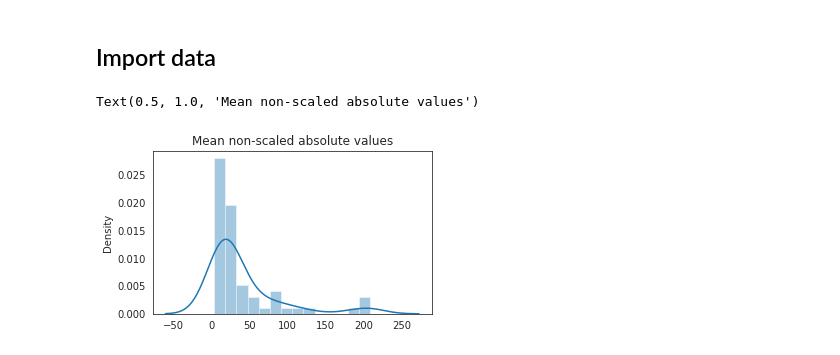
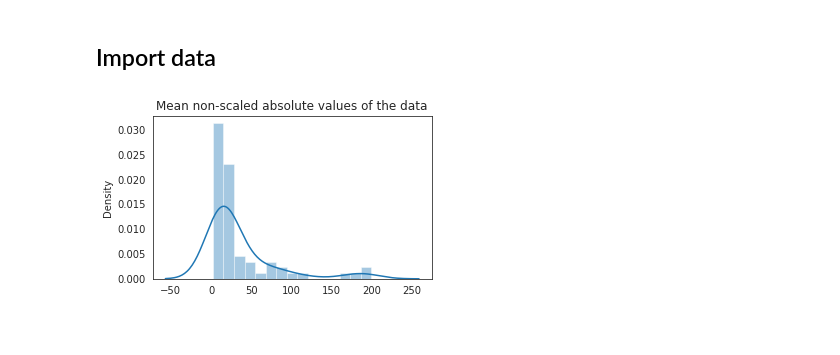
Before and after one commit to onion-42/cGVHD_T_cell_populations_BioHackathon_2023, a Jupyter notebook: NMF_clustering.ipynb, the cells around one changed output. Cells and saved outputs as stored; diff of their text form; code cells hidden in the pictures.

```diff
--- a/NMF_clustering.ipynb
+++ b/NMF_clustering.ipynb
@@ -19,49 +23,21 @@ ModuleNotFoundError: No module named 'portraits'
 ## Import data
 # %%
 fc = pd.read_csv('/uftp/users/ashchetsova/hackathon/data_90_day.tsv', index_col=0,sep='\t')
-
-to_drop = ['Th22 EM maturity and None expression', # high variability or potentially below lod
- 'Th17.1 NV maturity and None expression',
- 'Th22 CM maturity and None expression',
- 'Th17 TE maturity and None expression',
- 'Th1 EM maturity and None expression',
- 'Th17.1 CM maturity and None expression',
- 'CD8+ EMTM maturity and PD-1-TIGIT- expression',
- 'Th17.1 TE maturity and None expression',
- 'CD8+ EMTM maturity and PD-1-TIGIT+ expression',
- 'Treg_Th1 None maturity and None expression',
- 'CD8+ EMTM maturity and PD1+ expression',
- 'Treg_Th17.1 None maturity and None expression',
- 'Th17 EM maturity and None expression',
- 'CD8+ EM maturity and None expression',
- 'Treg None maturity and CD226+TIGIT- expression',
- 'Th22 TE maturity and None expression',
- 'Th17.1 EM maturity and None expression',
- 'CD8+ EMTM maturity and CD39+ expression',
- 'Th22 NV maturity and None expression',
- 'Th17 NV maturity and None expression',
- 'CD4+ EM maturity and None expression',
- 'CD8+ EMTM maturity and PD-1+TIGIT+ expression','Th2 TE maturity and None expression', 'Th2 EM maturity and None expression']+['CD4+ EMTM maturity and None expression',# potentially dupes
- 'CD8+ EMTM maturity and None expression',
- 'CD4+ EM maturity and TIGIT+ expression',
- 'CD8+ CM maturity and PD1+ expression',
- 'CD4+ None maturity and TIGIT+ expression',
- 'CD8+ None maturity and PD-1-TIGIT+ expression',
- 'Treg None maturity and CD226+ expression',
- 'CD4+ CM maturity and TIGIT+ expression']
-fc = fc.drop(columns = to_drop)
 anno = pd.read_csv('/uftp/users/ashchetsova/hackathon/total_annotation.tsv', index_col=0,sep='\t')
 anno.index = anno.Sample_ID
 anno = anno[['ID','cGVHD_development_time', 'cGVHD_development', 'Days','Day_after_transplant']]
 anno = anno[~anno.index.duplicated()]
 durations = pd.concat([anno[anno.cGVHD_development_time.isna()].ID.map(lambda x:anno[anno.ID==x].Day_after_transplant.max()),anno[~anno.cGVHD_development_time.isna()].cGVHD_development_time
                       ])
 events = fc.GVHD_status
 durations = durations.reindex(events.index)
 
+fc = fc.drop(columns = ['patient', 'day', 'GVHD_status',
+       'GVHD_day'])
+
 fig,ax=plt.subplots(figsize=(5,3))
 sns.distplot(fc.T.mean(),ax=ax)
-plt.title('Mean non-scaled absolute values')
+plt.title('Mean non-scaled absolute values of the data')
+plt.savefig('plots/eda_distplot_non_scaled.png',dpi=300, bbox_inches='tight')
 # %% [output]
-Text(0.5, 1.0, 'Mean non-scaled absolute values')
-[figure, old version]
+[figure, new version]
```
Also changed, not shown: parts of 42 cells of this notebook, 18 other files.
